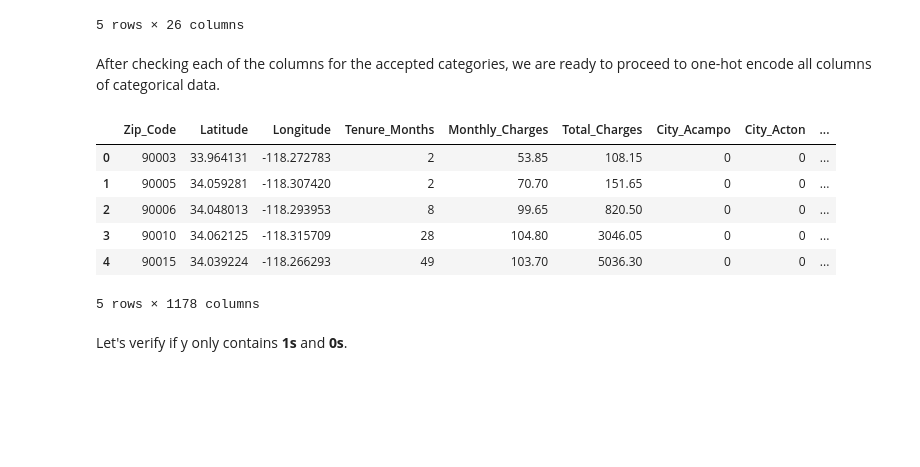
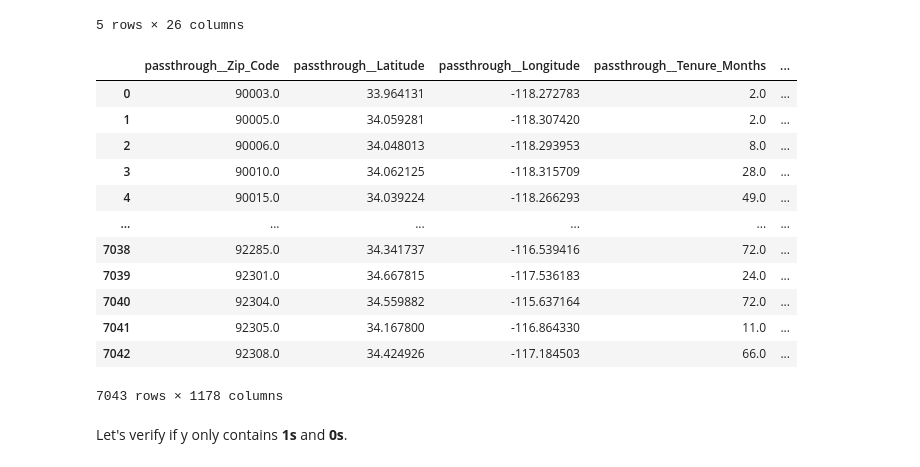
Before and after one commit to TrungKhoaLe/telco-customer-churn, a Jupyter notebook: notebooks/XGBoost_on_Telco_customer_churn.ipynb, the cells around one changed output. Cells and saved outputs as stored; diff of their text form; code cells hidden in the pictures; blank space fills up the shorter version.

Commit message:
Changing get_dummies to OneHotEncoder class

```diff
--- a/notebooks/XGBoost_on_Telco_customer_churn.ipynb
+++ b/notebooks/XGBoost_on_Telco_customer_churn.ipynb
@@ -306,35 +339,32 @@ pd.get_dummies(X, columns=["Payment_Method"]).head()
 | 3 | Los_Angeles | 90010 | 34.062125 | -118.315709 | Female | No | Yes | Yes | 28 | ... |
 | 4 | Los_Angeles | 90015 | 34.039224 | -118.266293 | Male | No | No | Yes | 49 | ... |
 5 rows × 26 columns
-# %% [markdown]
-After checking each of the columns for the accepted categories, we are ready to proceed to one-hot encode all columns of categorical data.
-# %%
-X_encoded = pd.get_dummies(X, columns=["City",
-                                       "Gender",
-                                       "Senior_Citizen",
-                                       "Partner",
-                                       "Dependents",
-                                       "Phone_Service",
-                                       "Multiple_Lines",
-                                       "Internet_Service",
-                                       "Online_Security",
-                                       "Online_Backup",
-                                       "Device_Protection",
-                                       "Tech_Support",
-                                       "Streaming_TV",
-                                       "Streaming_Movies",
-                                       "Contract",
-                                       "Paperless_Billing",
-                                       "Payment_Method"])
-X_encoded.head()
-# %% [output]
-|  | Zip_Code | Latitude | Longitude | Tenure_Months | Monthly_Charges | Total_Charges | City_Acampo | City_Acton | ... |
-| 0 | 90003 | 33.964131 | -118.272783 | 2 | 53.85 | 108.15 | 0 | 0 | ... |
-| 1 | 90005 | 34.059281 | -118.307420 | 2 | 70.70 | 151.65 | 0 | 0 | ... |
-| 2 | 90006 | 34.048013 | -118.293953 | 8 | 99.65 | 820.50 | 0 | 0 | ... |
-| 3 | 90010 | 34.062125 | -118.315709 | 28 | 104.80 | 3046.05 | 0 | 0 | ... |
-| 4 | 90015 | 34.039224 | -118.266293 | 49 | 103.70 | 5036.30 | 0 | 0 | ... |
-5 rows × 1178 columns
+# %%
+preprocessing = make_column_transformer(
+    ("passthrough", make_column_selector(dtype_include=np.number)),
+    (OneHotEncoder(handle_unknown="ignore", sparse=False), make_column_selector(dtype_include=object)),
+)
+X_transformed = preprocessing.fit_transform(X)
+X_encoded = pd.DataFrame(data=X_transformed,
+                         index=X.index,
+                         columns=preprocessing.get_feature_names_out(),
+                         )
+# %%
+X_encoded
+# %% [output]
+|  | passthrough__Zip_Code | passthrough__Latitude | passthrough__Longitude | passthrough__Tenure_Months | ... |
+| 0 | 90003.0 | 33.964131 | -118.272783 | 2.0 | ... |
+| 1 | 90005.0 | 34.059281 | -118.307420 | 2.0 | ... |
+| 2 | 90006.0 | 34.048013 | -118.293953 | 8.0 | ... |
+| 3 | 90010.0 | 34.062125 | -118.315709 | 28.0 | ... |
+| 4 | 90015.0 | 34.039224 | -118.266293 | 49.0 | ... |
+| ... | ... | ... | ... | ... | ... |
+| 7038 | 92285.0 | 34.341737 | -116.539416 | 72.0 | ... |
+| 7039 | 92301.0 | 34.667815 | -117.536183 | 24.0 | ... |
+| 7040 | 92304.0 | 34.559882 | -115.637164 | 72.0 | ... |
+| 7041 | 92305.0 | 34.167800 | -116.864330 | 11.0 | ... |
+| 7042 | 92308.0 | 34.424926 | -117.184503 | 66.0 | ... |
+7043 rows × 1178 columns
 # %% [markdown]
 Let's verify if y only contains **1s** and **0s**.
 # %%
```
Also changed, not shown: parts of 31 cells of this notebook.
